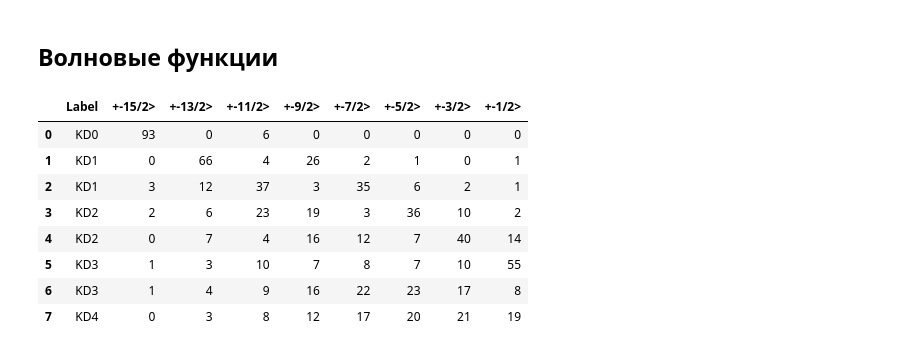
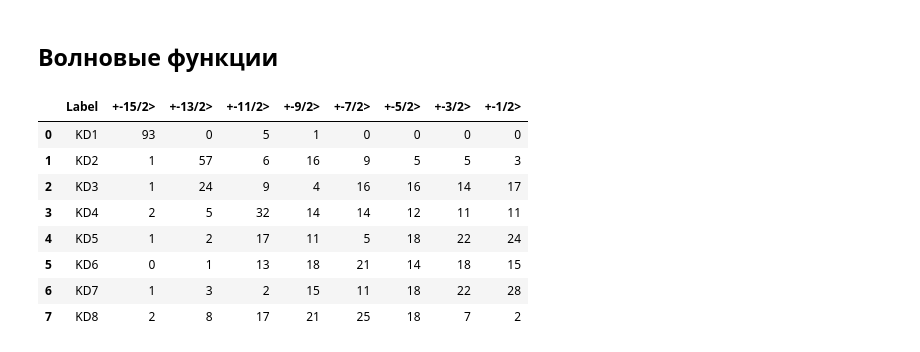
Before and after one commit to krainyukov/FastMOLCAS, a Jupyter notebook: fast_report.ipynb, the cells around one changed output. Cells and saved outputs as stored; diff of their text form; code cells hidden in the pictures.

```diff
--- a/fast_report.ipynb
+++ b/fast_report.ipynb
@@ -4,7 +4,7 @@
 1) Импортируем библиотеку pandas для удобства работы
 2) В той же папке, в которой лежит этот рабочий документ оставляем результат работы MOLCAS
 # %%
-filename = 'LEZLUA'
+filename = 'UMITOB'
 path = f'./logs/{filename}.log'
 # %%
 import pandas as pd
@@ -338,9 +338,9 @@ for i in range(len(ab_initio_barrier_df)):
         # Не соединяем уровень с самим собой
         if i != j and j > i and j - i < 3:
             # Получаем координаты
-            x_values = [ab_initio_barrier_df['l+, muB'].iloc[i], ab_initio_barrier_df['l-, muB'].iloc[j]]
+            x_values = [ab_initio_barrier_df['l+, muB'].iloc[i], ab_initio_barrier_df['l+, muB'].iloc[j]]
             y_values = [ab_initio_barrier_df['E, cm-1'].iloc[i], ab_initio_barrier_df['E, cm-1'].iloc[j]]
-
+            print(x_values)
             # Получаем значение матричного элемента
             matrix_value = heat_map_dir[i][j]
 
@@ -408,12 +408,39 @@ for i in range(len(ab_initio_barrier_df)):
             mid_y = (y_values[0] + y_values[1]) / 2
             plt.text(mid_x, mid_y, f'{matrix_value:.2f}', fontsize=5, ha='center', va='center', color='black')
 
+# Соединяем уровни линиями
+for i in range(len(ab_initio_barrier_df)):
+    for j in range(len(ab_initio_barrier_df)):
+        # Не соединяем уровень с самим собой
+        if i > j and i - j < 3:
+            # Получаем координаты
+            x_values = [ab_initio_barrier_df['l-, muB'].iloc[i], ab_initio_barrier_df['l+, muB'].iloc[j]]
+            y_values = [ab_initio_barrier_df['E, cm-1'].iloc[i], ab_initio_barrier_df['E, cm-1'].iloc[j]]
+
+            # Получаем значение матричного элемента
+            matrix_value = heat_map_df[i][j]
+
+            # Пропускаем, если значение матричного элемента равно нулю
+            if matrix_value == 0:
+                continue
+
+            # Определяем цвет линии с использованием палитры Reds
+            color = plt.cm.Reds(norm(matrix_value))  # Используем colormap для получения цвета
+
+            # Рисуем линию
+            plt.plot(x_values, y_values, color=color, linewidth=1)
+
+            # Добавляем подпись к линии
+            mid_x = (x_values[0] + x_values[1]) / 2
+            mid_y = (y_values[0] + y_values[1]) / 2
+            plt.text(mid_x, mid_y, f'{matrix_value:.2f}', fontsize=5, ha='center', va='center', color='black')
+
 # Устанавливаем пределы осей
 plt.xlim(min(resultx) - 1, max(resultx) + 1)  # Добавляем немного отступа
 plt.ylim(min(resulty) - 50, max(resulty) + 50)  # Добавляем немного отступа
 
 plt.xlabel('$J_z, \mu B$')
-plt.ylabel('E, cm-1')
+plt.ylabel('$E, cm^{-1}$')
 plt.title('Диаграмма энергетических уровней')
 
 # Убираем линии сетки
@@ -425,6 +452,8 @@ cbar = plt.colorbar(plt.cm.ScalarMappable(norm=norm, cmap='Reds'), ax=plt.gca())
 cbar.set_label('Matrix Values')
 
 # Сохраняем график
-plt.savefig('Energy_diagram.png')
+plt.savefig('Diagram.png')
+doc.add_heading('\n\nDiagram', level=1)
+doc.add_picture('Diagram.png', width=Inches(5))
 plt.show()
 # %% [output]
@@ -674,41 +710,41 @@ def ab_initio_WF(i, state_ij):
             if len(output_lines) == 20:
                 break
 
     # Обработка найденных строк
     for output_line in output_lines:
         for j in range(-15, 10, 2):
             if f"|{j}/2> |" in output_line or f"| {j}/2> |" in output_line:
                 state_ij[f'+{j}/2>'] = round(float(output_line[59:66]) + float(output_line[118:-4]))
 
 # Создание и заполнение списков
 states = {}
 for i in range(1, 17, 2):
     states[i] = {}
 
 for i in states.keys():
     ab_initio_WF(i, states[i])
 
 # Преобразование в DataFrame и объединение
 result_dfs = [pd.DataFrame.from_dict(states[i], orient='index').T for i in states.keys()]
 result = pd.concat(result_dfs, ignore_index=True)
 
 # Добавление меток
-result['Label'] = [f'KD{(i+1)//2}' for i in range(len(result))]
+result['Label'] = [f'KD{(i+1)}' for i in range(len(result))]
 result.insert(0, 'Label', result.pop('Label'))
 
 doc.add_heading('\n\n\n\nWAVE FUNCTIONS', level=1)
 add_table_to_report(result, doc)
 
 result
 # %% [output]
 |  | Label | +-15/2> | +-13/2> | +-11/2> | +-9/2> | +-7/2> | +-5/2> | +-3/2> | +-1/2> |
-| 0 | KD0 | 93 | 0 | 6 | 0 | 0 | 0 | 0 | 0 |
-| 1 | KD1 | 0 | 66 | 4 | 26 | 2 | 1 | 0 | 1 |
-| 2 | KD1 | 3 | 12 | 37 | 3 | 35 | 6 | 2 | 1 |
-| 3 | KD2 | 2 | 6 | 23 | 19 | 3 | 36 | 10 | 2 |
-| 4 | KD2 | 0 | 7 | 4 | 16 | 12 | 7 | 40 | 14 |
-| 5 | KD3 | 1 | 3 | 10 | 7 | 8 | 7 | 10 | 55 |
-| 6 | KD3 | 1 | 4 | 9 | 16 | 22 | 23 | 17 | 8 |
-| 7 | KD4 | 0 | 3 | 8 | 12 | 17 | 20 | 21 | 19 |
+| 0 | KD1 | 93 | 0 | 5 | 1 | 0 | 0 | 0 | 0 |
+| 1 | KD2 | 1 | 57 | 6 | 16 | 9 | 5 | 5 | 3 |
+| 2 | KD3 | 1 | 24 | 9 | 4 | 16 | 16 | 14 | 17 |
+| 3 | KD4 | 2 | 5 | 32 | 14 | 14 | 12 | 11 | 11 |
+| 4 | KD5 | 1 | 2 | 17 | 11 | 5 | 18 | 22 | 24 |
+| 5 | KD6 | 0 | 1 | 13 | 18 | 21 | 14 | 18 | 15 |
+| 6 | KD7 | 1 | 3 | 2 | 15 | 11 | 18 | 22 | 28 |
+| 7 | KD8 | 2 | 8 | 17 | 21 | 25 | 18 | 7 | 2 |
 # %%
 doc.save('master/docs/' + filename + '.docx')
```
Also changed, not shown: parts of 7 cells of this notebook, 24 other files.
